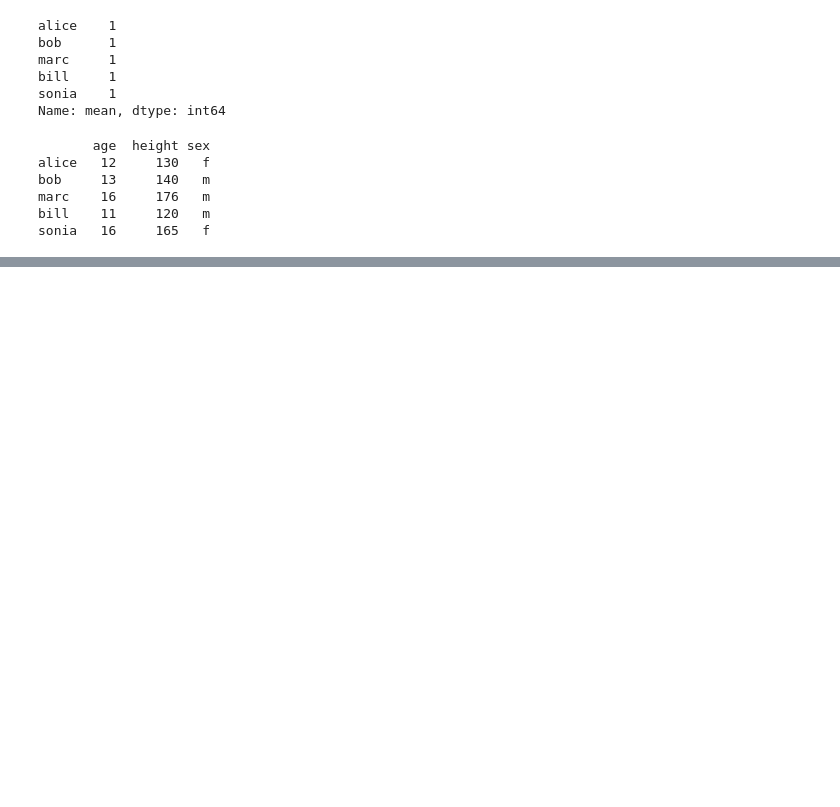
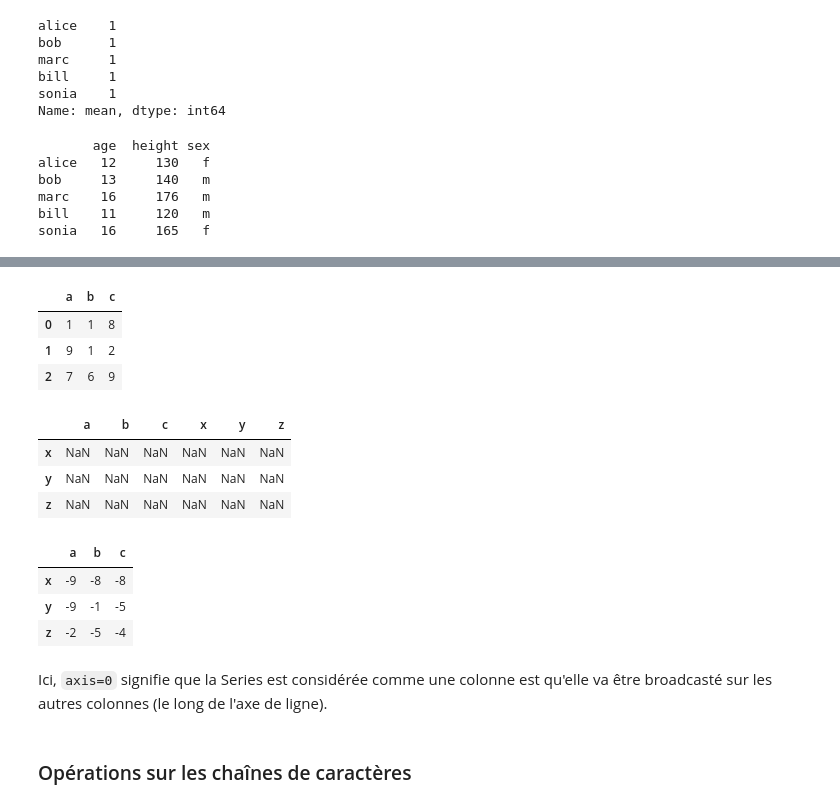
Before and after one commit to flotpython/course, a Jupyter notebook: w7/w7-s3-c03-DataFrame.ipynb, the cells around one changed output, grey strips where cells are left out. Saved outputs shown, nothing was run; the diff lists cells and outputs as text; code cells hidden in the pictures; blank space fills up the shorter version.

```diff
--- a/w7/w7-s3-c03-DataFrame.ipynb
+++ b/w7/w7-s3-c03-DataFrame.ipynb
@@ -356,0 +483,7 @@ sonia   16     165   f
+# %%
+d = pd.DataFrame(np.random.randint(1, 10, size=(3,3)), columns=list('abc'), index=list('xyz'))
+s_row = pd.Series([-10, -10, -10], index=list('abc'))
+s_col = pd.Series([-10, -10, -10], index=list('xyz'))
+print(d)
+print(s_row)
+print(s_col)
@@ -356,0 +503,35 @@ sonia   16     165   f
+# %%
+# la Series est considérée comme une ligne et son indexe
+# s'aligne sur les colonnes de la DataFrame. La Series va être
+# broadcastée sur les autres lignes de la DataFrame
+
+d + s_row
+p
+# %% [output]
+|  | a | b | c |
+| 0 | 1 | 1 | 8 |
+| 1 | 9 | 1 | 2 |
+| 2 | 7 | 6 | 9 |
+# %%
+# si les labels ne correspondent pas, le résultat sera le suivant
+
+d + s_col
+# %% [output]
+|  | a | b | c | x | y | z |
+| x | NaN | NaN | NaN | NaN | NaN | NaN |
+| y | NaN | NaN | NaN | NaN | NaN | NaN |
+| z | NaN | NaN | NaN | NaN | NaN | NaN |
+# %%
+# on peut dans ce cas, changer le comportement par défaut et forçant
+# l'alignement de la Series suivant un autre axe avec l'argument axis
+
+d.add(s_col, axis=0)
+# %% [output]
+|  | a | b | c |
+| x | -9 | -8 | -8 |
+| y | -9 | -1 | -5 |
+| z | -2 | -5 | -4 |
+# %% [markdown]
+Ici, `axis=0` signifie que la Series est considérée comme une colonne est qu'elle va être broadcasté sur les autres colonnes (le long de l'axe de ligne).
+# %% [markdown]
+### Opérations sur les chaînes de caractères
```
Also changed, not shown: parts of 52 cells of this notebook.
